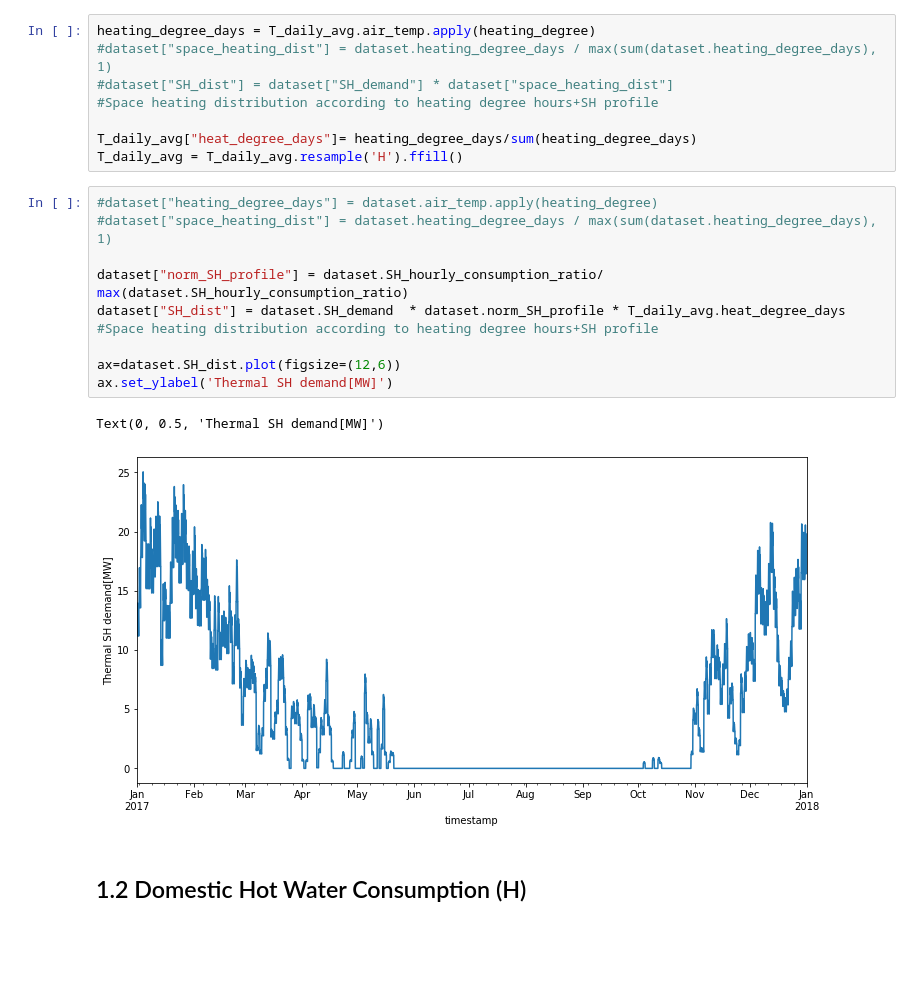
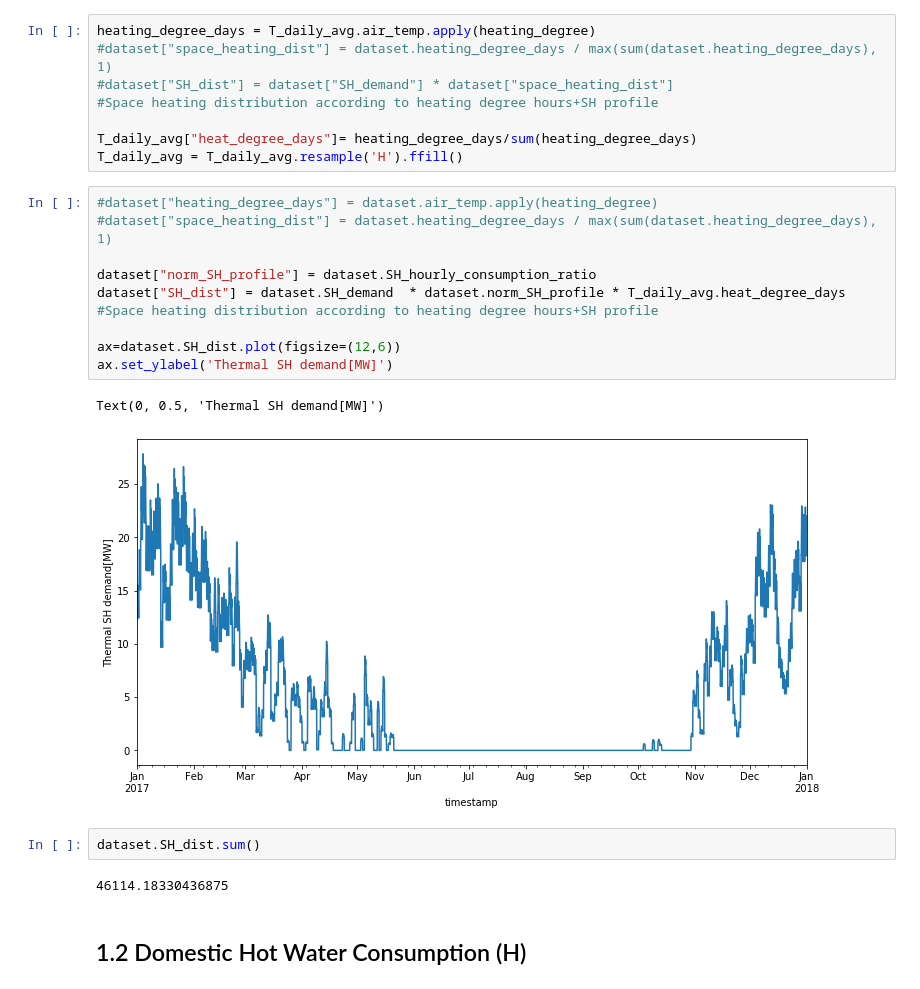
Before and after one commit to fernandobperezm/data-and-results-visualization, a Jupyter notebook: Data Processing.ipynb, the cells around one changed output. Saved outputs shown, nothing was run; the diff lists cells and outputs as text; blank space fills up the shorter version.

```diff
--- a/Data Processing.ipynb
+++ b/Data Processing.ipynb
@@ -390,16 +373,20 @@ T_daily_avg = T_daily_avg.resample('H').ffill()
 # %%
 #dataset["heating_degree_days"] = dataset.air_temp.apply(heating_degree)
 #dataset["space_heating_dist"] = dataset.heating_degree_days / max(sum(dataset.heating_degree_days), 1)
 
-dataset["norm_SH_profile"] = dataset.SH_hourly_consumption_ratio/ max(dataset.SH_hourly_consumption_ratio)
+dataset["norm_SH_profile"] = dataset.SH_hourly_consumption_ratio
 dataset["SH_dist"] = dataset.SH_demand  * dataset.norm_SH_profile * T_daily_avg.heat_degree_days
 #Space heating distribution according to heating degree hours+SH profile
 
 ax=dataset.SH_dist.plot(figsize=(12,6))
 ax.set_ylabel('Thermal SH demand[MW]')
 # %% [output]
 Text(0, 0.5, 'Thermal SH demand[MW]')
-[figure, old version]
+[figure, new version]
+# %%
+dataset.SH_dist.sum()
+# %% [output]
+46114.18330436875
 # %% [markdown]
 ## 1.2 Domestic Hot Water Consumption (H)
 # %% [markdown]
```
Also changed, not shown: parts of 1 cell of this notebook.
